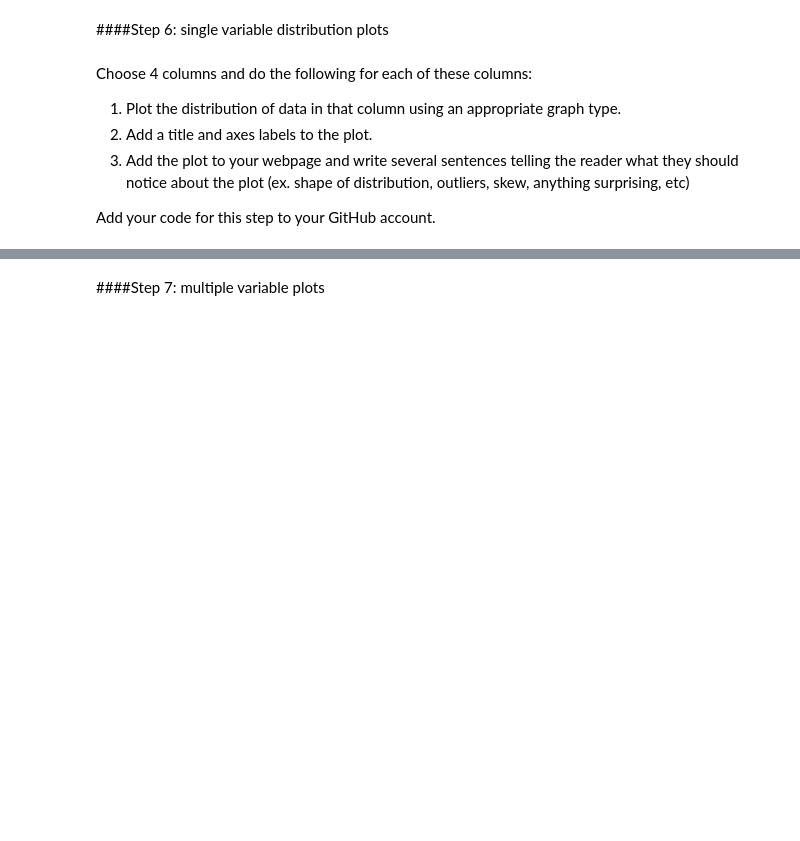
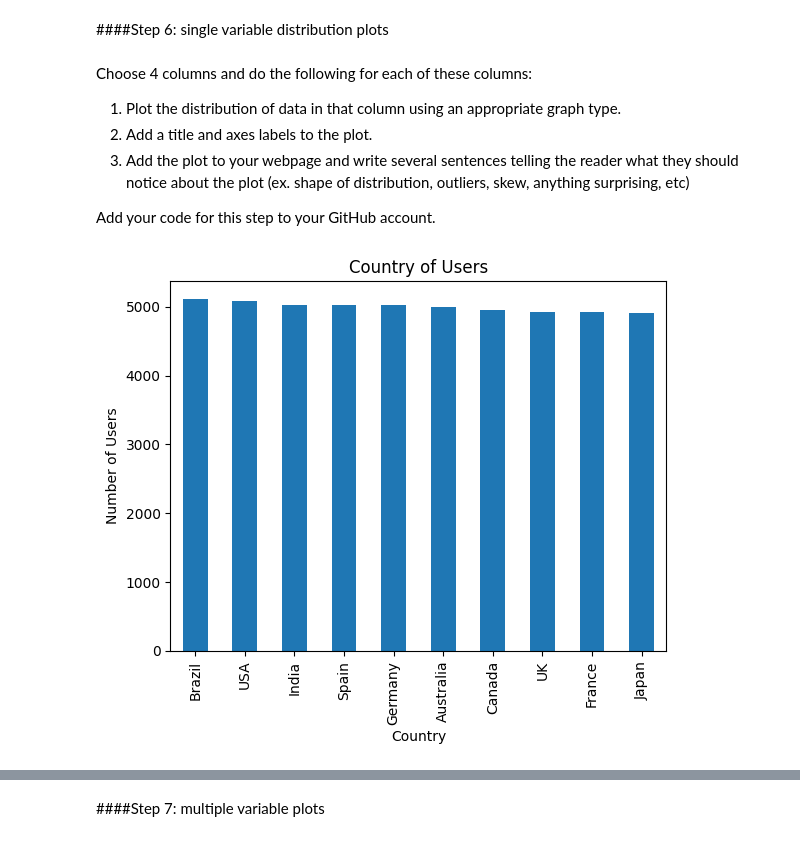
Before and after one commit to daiana-o/DS-Milestone-1-Project, a Jupyter notebook: Daiana_Project_1_Data_Science.ipynb, the cells around one changed output, grey strips where cells are left out. Saved outputs shown, nothing was run; the diff lists cells and outputs as text; code cells hidden in the pictures; blank space fills up the shorter version.

```diff
--- a/Daiana_Project_1_Data_Science.ipynb
+++ b/Daiana_Project_1_Data_Science.ipynb
@@ -50,0 +27,3 @@ memory usage: 647.0+ KB
+# %%
+df = pd.read_csv("netflix_user_behavior_dataset.csv")
+df
@@ -104,3 +250,11 @@ Choose 4 columns and do the following for each of these columns:
 3. Add the plot to your webpage and write several sentences telling the reader what they should notice about the plot (ex. shape of distribution, outliers, skew, anything surprising, etc)
 
 Add your code for this step to your GitHub account.
+# %%
+df["country"].value_counts().plot(kind="bar")
+plt.title("Country of Users")
+plt.xlabel("Country")
+plt.ylabel("Number of Users")
+plt.show()
+# %% [output]
+[figure, added]
```
Also changed, not shown: parts of 24 cells of this notebook.
